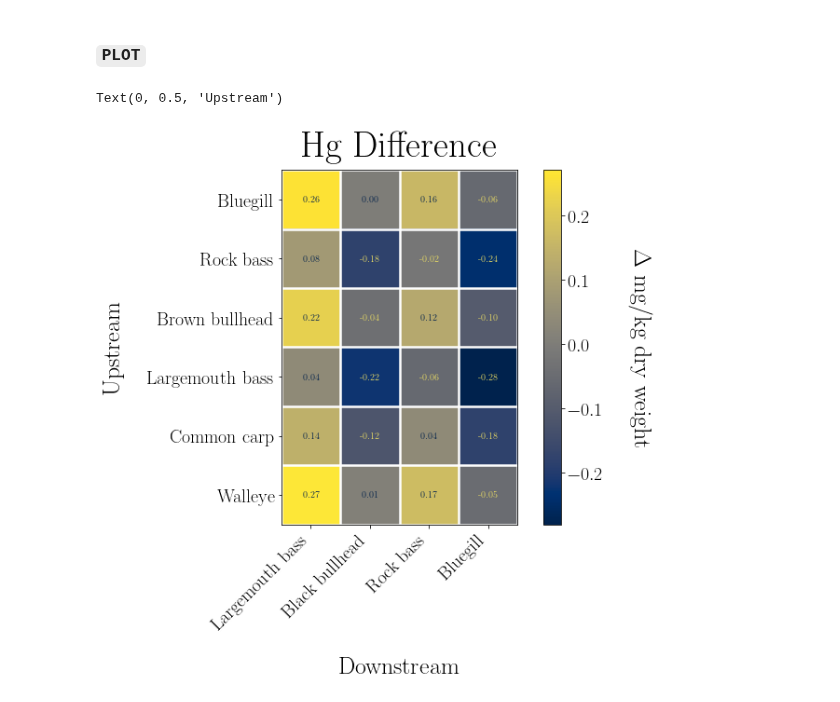
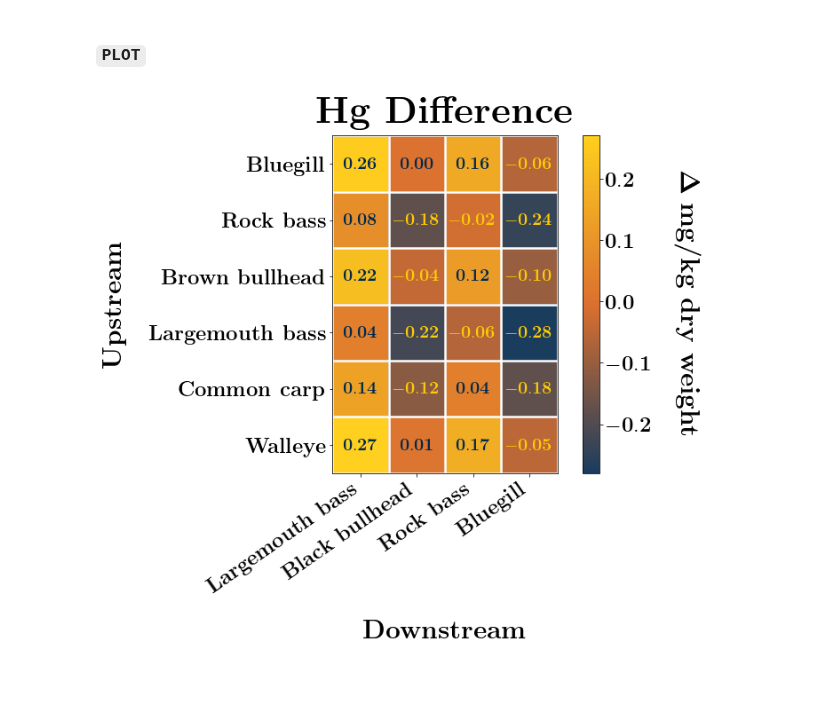
Before and after one commit to casonk/Flint_River_Ecology, a Jupyter notebook: Notebooks/Hg_Heat_Map.ipynb, the cells around one changed output. Drawn from its saved outputs; the diff is of its cells as text; code cells hidden in the pictures.

```diff
--- a/Notebooks/Hg_Heat_Map.ipynb
+++ b/Notebooks/Hg_Heat_Map.ipynb
@@ -39,7 +39,7 @@ def heatmap(data, row_labels, col_labels, ax=None, cbar_kw={}, cbarlabel="", **k
         ax = plt.gca()
 
     # Plot the heatmap
-    im = ax.imshow(data, **kwargs)
+    im = ax.imshow(data, alpha=0.9, **kwargs)
 
     # # Create colorbar
     cbar = ax.figure.colorbar(im, ax=ax, **cbar_kw)
@@ -53,7 +53,7 @@ def heatmap(data, row_labels, col_labels, ax=None, cbar_kw={}, cbarlabel="", **k
     # ax.tick_params(top=True, bottom=False, labeltop=True, labelbottom=False)
 
     # Rotate the tick labels and set their alignment.
-    plt.setp(ax.get_xticklabels(), rotation=45, ha="right", rotation_mode="default")
+    plt.setp(ax.get_xticklabels(), rotation=35, ha="right", rotation_mode="default")
 
     # Turn spines off and create white grid.
     # ax.spines[:].set_visible(False)
@@ -122,7 +122,7 @@ def annotate_heatmap(
     for i in range(data.shape[0]):
         for j in range(data.shape[1]):
             kw.update(color=textcolors[int(im.norm(data[i, j]) > threshold)])
-            text = im.axes.text(j, i, valfmt(data[i, j], None), **kw)
+            text = im.axes.text(j, i, r"$\mathbf{" + valfmt(data[i, j], None) + r"}$", **kw)
             texts.append(text)
 
     return texts
@@ -187,31 +183,49 @@ ummaize = (0.90, 0.85, 0.40)
+# %%
+ummaize = '#FFCB05'
+umblue = '#00274C'
+umgrey = '#989C97'
+rossorange = '#D86018'
+tappanred = '#9A3324'
+rackhamgreen = '#75988d'
+wavefieldgreen = '#A5A508'
+
+cdict = {'blue': (umblue), 'maize': (ummaize)}
+um_cmap = matplotlib.colors.LinearSegmentedColormap.from_list("", [umblue,rossorange,ummaize])
 # %% [markdown]
 ### `PLOT`
 # %%
 # PLOT
 im, cbar = heatmap(
     data=df,
-    row_labels=df.index,
-    col_labels=df.columns,
-    cmap="cividis",
-    cbarlabel="$\Delta$ mg/kg dry weight",
+    row_labels=[r"\textbf{" + str(fish) + r"}" for fish in df.index],
+    col_labels=[r"\textbf{" + str(fish) + r"}" for fish in df.columns],
+    cmap=um_cmap,
+    cbarlabel=r"{$\mathbf{\Delta}$} \textbf{mg/kg dry weight}",
     )
+
+cbar.set_ticklabels([r'$\mathbf{-0.3}$',r'$\mathbf{-0.2}$',r'$\mathbf{-0.1}$',r'$\mathbf{0.0}$',r'$\mathbf{0.1}$',r'$\mathbf{0.2}$',r'$\mathbf{0.3}$'])
 
 annotate_heatmap(
     im,
     data=df,
     valfmt="{x:.2f}",
+    size=20,
     textcolors=(ummaize, umblue),
+    fontweight="bold",
     threshold=None,
 )
 
 # SCALE
 fig = plt.gcf()
 fig.set_size_inches(10, 7)
 
 # LABEL
-plt.title(r'Hg Difference', style='oblique')
-plt.xlabel(r'Downstream', style='italic')
-plt.ylabel(r'Upstream', style='italic')
+plt.title(r'\textbf{Hg Difference}', style='oblique')
+plt.xlabel(r'\textbf{Downstream}', style='italic')
+plt.ylabel(r'\textbf{Upstream}', style='italic')
+
+# SHOW
+fig.savefig('F:\\Research\\Funded\\UIREEJ\\Flint_River_Ecology\\Poster\\Img\\Hg.png', dpi=1500, bbox_inches='tight')
+plt.show()
 # %% [output]
-Text(0, 0.5, 'Upstream')
-[figure, old version]
+[figure, new version]
```
Also changed, not shown: parts of 2 cells of this notebook, 9 other files.
